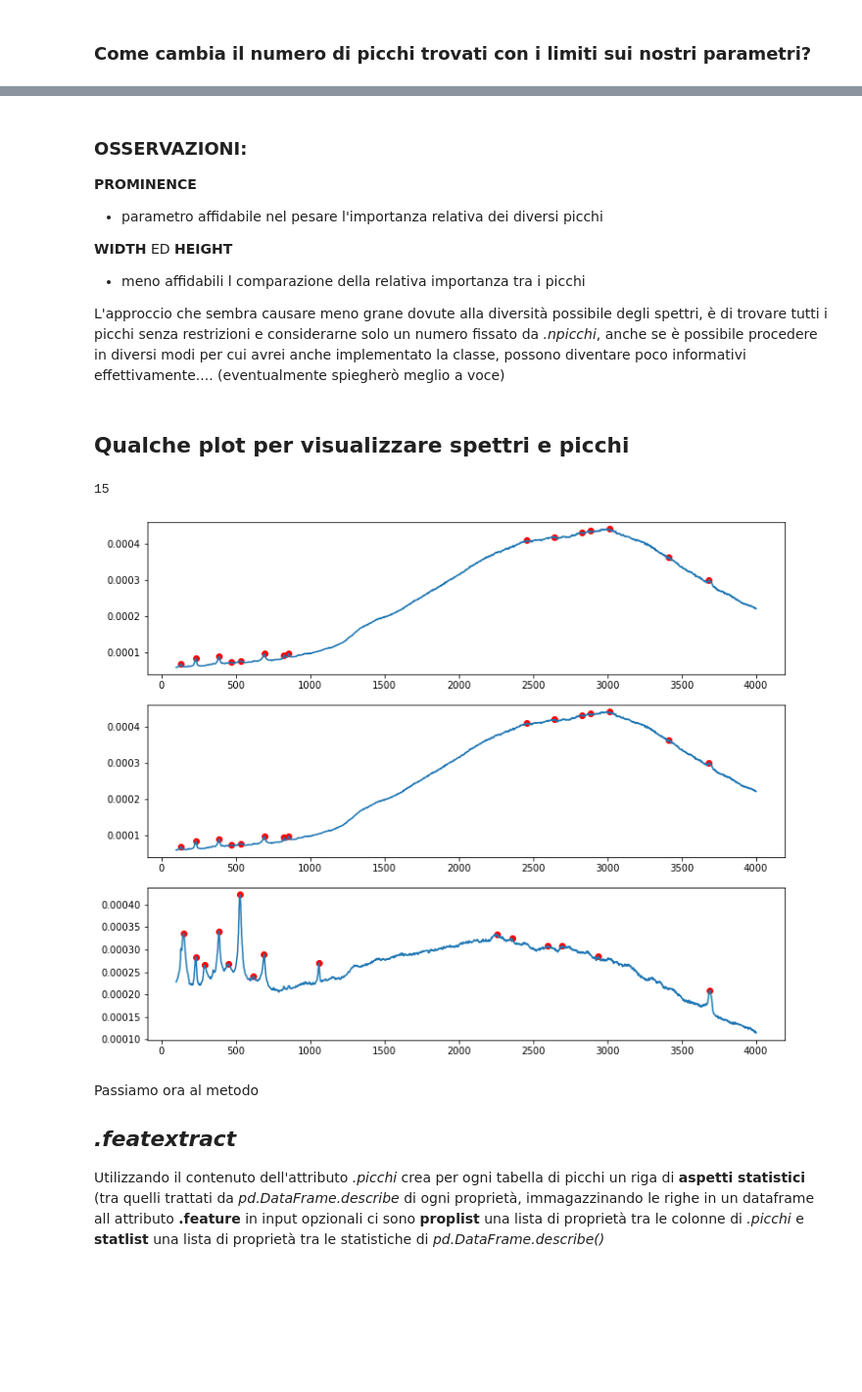
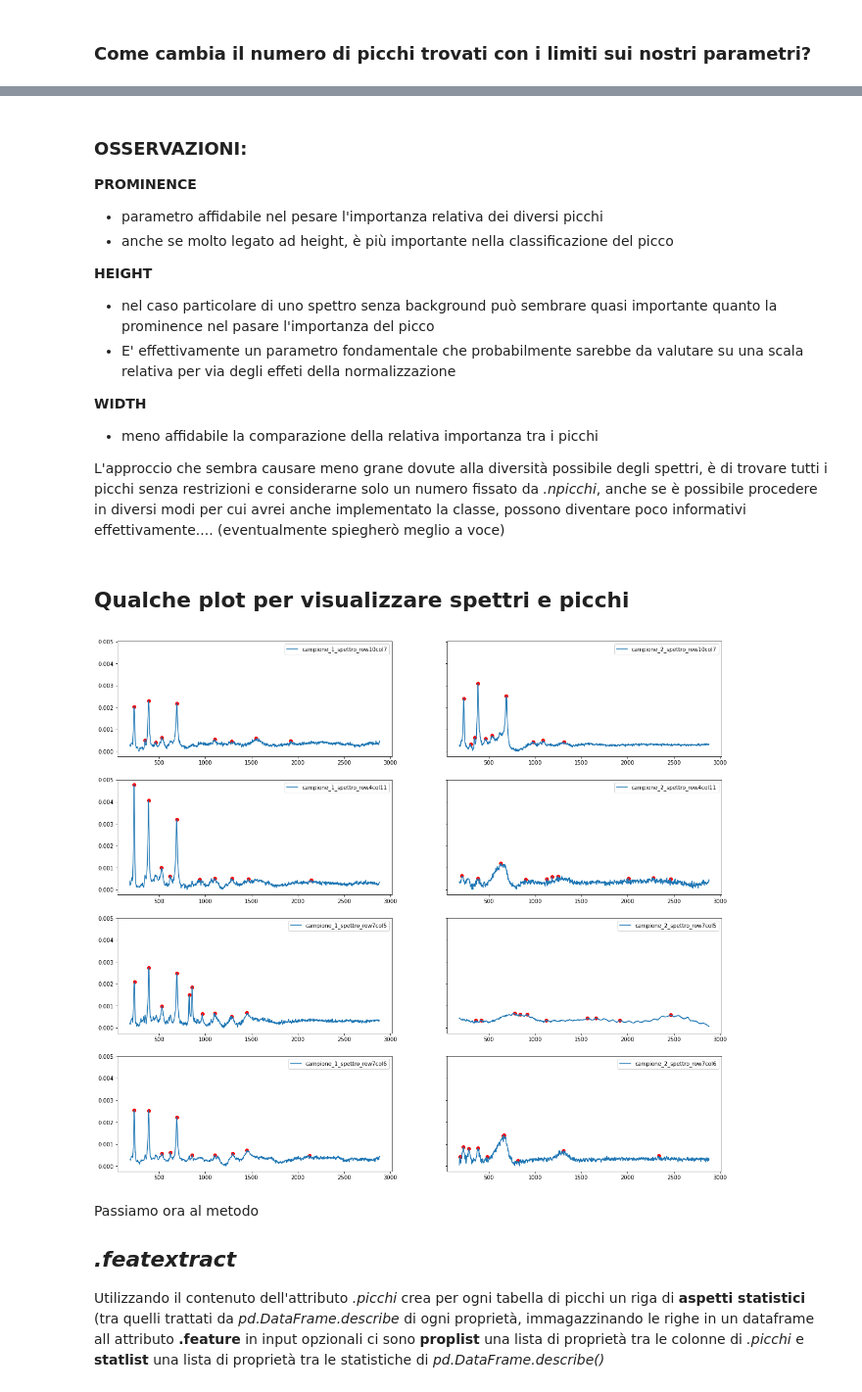
Before and after one commit to wesleyunitn/pythonProject, a Jupyter notebook: notebook/eda1.ipynb, the cells around one changed output, grey strips where cells are left out. Shown at 98% size. Saved outputs shown, nothing was run; the diff lists cells and outputs as text; code cells hidden in the pictures; blank space fills up the shorter version.

Commit message:
--1.0 database labelling sistemo aggiungo notebook e funzioni sugli script

```diff
--- a/notebook/eda1.ipynb
+++ b/notebook/eda1.ipynb
@@ -24,35 +24,3 @@ pass
-# %%
-# funzioni per questo notebook
-
-
-def plot_peaks(peak_obj:classes.Spettri,nspettri = 3):
-    ''' accetta un oggetto Spettri()) su cui è stata eseguita la ricerca dei picchi plotta un numero variabile
-    di spettri scelti casualmente dal campione con relativi picchi gia memorizzati in Spettri.picchi'''
-    ind = [f'row{n}col{m}' for n in range(1,12) for m in range(1,12)]
-     #dfpicchi ={ key : peak_obj.picchi[x] for x,key in enumerate(ind)}
-    fig,axes = plt.subplots(nspettri,1,figsize=(12,10))
-
-    chosens = choice(ind,nspettri)
-    for n,keypeak in enumerate(chosens):
-        axes[n].plot(peak_obj.data['K'],peak_obj.data[keypeak])
-        axes[n].scatter(peak_obj.picchi[keypeak].K, peak_obj.picchi[keypeak]['peak_heights'],color = 'red')
-
-def plot_spettri(peak_obj1 : classes.Spettri, peak_obj2: classes.Spettri == None, nspettri = 4):
-    if peak_obj2 is not None:
-        n = 2
-    else:
-        n = 1
-    fig,axes = plt.subplots(nspettri,n,figsize=(20,18),sharey=True)
-    chosen1 = choice(peak_obj1.data.drop('K',axis=1).columns,nspettri)
-    for n in range(nspettri):
-        axes[n,0].plot(picchi1.data['K'],picchi1.data[chosen1[n]], label = f'campione_1_spettro_{chosen1[n]}')
-        axes[n,0].legend()
-
-    if peak_obj2 is not None:
-        chosen2 = choice(peak_obj2.data.drop('K',axis=1).columns,nspettri)
-        for n in range(nspettri):
-            axes[n,1].plot(picchi2.data['K'],picchi2.data[chosen2[n]], label = f'campione_2_spettro_{chosen2[n]}')
-            axes[n,1].legend()
 # %% [markdown]
 importo la classe (*Spettri*) dedicata a contenere dati e picchi dei campioni.
 Moduli (*.peakfinder* e *.seriepeak*) dedicati al trovare picchi in base a delle proprietà immagazzinate negli attributi dell'istanza
@@ -90,8 +61,2 @@ picchi1.picchi['row2col4'].head()
 # %% [markdown]
 A seconda di come impostiamo l'attributo *.prop* dell istanza, *.peakfinder()* troverà diversi picchi (in numero quindi righe del dataframe, in proprietà e quindi colonne del dataframe) selzionati con diversi limiti secondo sempre  *scipy.signal.find_peaks()*
-# %%
-picchi1.prop = dict(prominence = (None,None), width = (None,None) , height= (None,None))  # QUESTA è L'INIZIALIZZAZIONE AUTOMATICA
-picchi1.prop = dict(prominence = (None,None), width = (None,None) , height= (None,None))
-picchi1.peakfinder()
-picchi2.peakfinder()
-picchi1.picchi['row2col4'].head() # stesso spettro di prima con più proprietà
@@ -193,22 +167,24 @@ Text(0, 0.5, 'n_picchi')
 **PROMINENCE**
 
 - parametro affidabile nel pesare l'importanza relativa dei diversi picchi
+- anche se molto legato ad height, è più importante nella classificazione del picco
 
-**WIDTH** ED **HEIGHT**
+**HEIGHT**
 
-- meno affidabili l comparazione della relativa importanza tra i picchi
+-  nel caso particolare di uno spettro senza background può sembrare quasi importante quanto la prominence nel pasare l'importanza del picco
+- E' effettivamente un parametro fondamentale che probabilmente sarebbe da valutare su una scala relativa per via degli effeti della normalizzazione
+
+**WIDTH**
+
+- meno affidabile la comparazione della relativa importanza tra i picchi
 
 L'approccio che sembra causare meno grane dovute alla diversità possibile degli spettri, è di trovare tutti i picchi senza restrizioni e considerarne solo un numero fissato da *.npicchi*, anche se è possibile procedere in diversi modi per cui avrei anche implementato la classe, possono diventare poco informativi effettivamente.... (eventualmente spiegherò meglio a voce)
 # %% [markdown]
 ## Qualche plot per visualizzare spettri e picchi
-# %%
-picchi1.npicchi
-# %% [output]
-15
 # %%
-plot_peaks(picchi1)
+plot_spettri(picchi1,picchi2,peaks = True)
 # %% [output]
-[figure, old version]
+[figure, new version]
 # %% [markdown]
 Passiamo ora al metodo
 
```
Also changed, not shown: parts of 40 cells of this notebook, 11 other files.
